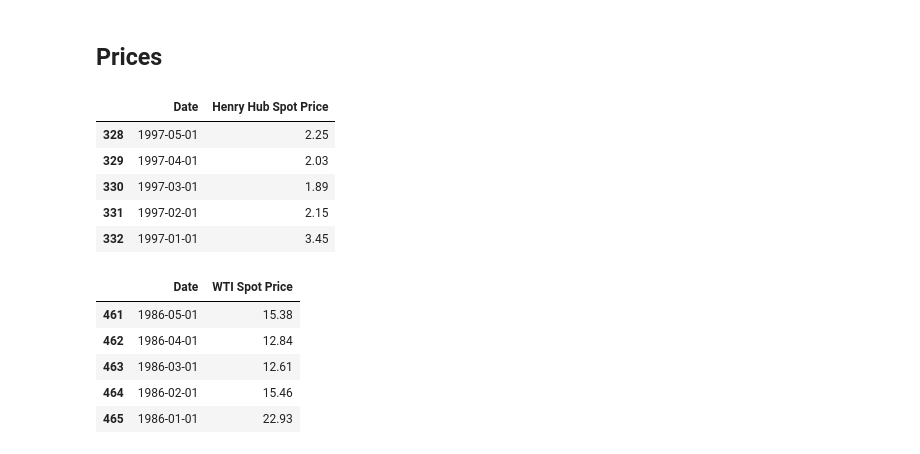
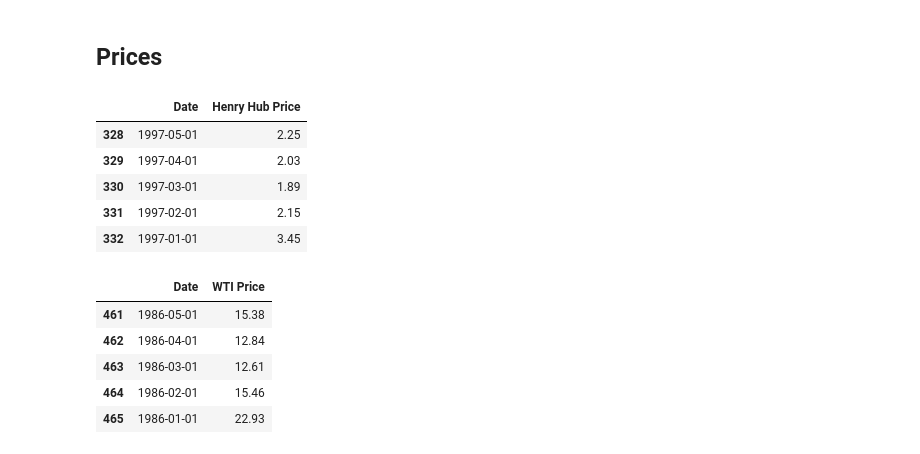
Before and after one commit to kevivuu/ECON323-project, a Jupyter notebook: Final Project.ipynb, the cells around one changed output. Drawn from its saved outputs; the diff is of its cells as text; code cells hidden in the pictures.

```diff
--- a/Final Project.ipynb
+++ b/Final Project.ipynb
@@ -49,13 +49,13 @@ imp_exp[imp_exp["Year"] >= 2015].plot('Year', 'Net Export')
 # %%
 #Henry Hub start Jan 1997
 henry_hub = pd.read_csv('data/Henry_Hub_Natural_Gas_Spot_Price.csv',
-                       skiprows = 5, names = ['Date', 'Henry Hub Spot Price'])
+                       skiprows = 5, names = ['Date', 'Henry Hub Price'])
 
 henry_hub['Date'] = pd.to_datetime(henry_hub['Date'], format='%b %Y')
 
 henry_hub.tail()
 # %% [output]
-|  | Date | Henry Hub Spot Price |
+|  | Date | Henry Hub Price |
 | 328 | 1997-05-01 | 2.25 |
 | 329 | 1997-04-01 | 2.03 |
 | 330 | 1997-03-01 | 1.89 |
@@ -64,13 +64,13 @@ henry_hub.tail()
 # %%
 # Oil WTI prices starting Jan 1986
 wti = pd.read_csv('data/Cushing_OK_WTI_Spot_Price_FOB.csv',
-                  skiprows = 5, names = ['Date', 'WTI Spot Price'])
+                  skiprows = 5, names = ['Date', 'WTI Price'])
 
 wti['Date'] = pd.to_datetime(wti['Date'], format='%b %Y')
 
 wti.tail()
 # %% [output]
-|  | Date | WTI Spot Price |
+|  | Date | WTI Price |
 | 461 | 1986-05-01 | 15.38 |
 | 462 | 1986-04-01 | 12.84 |
 | 463 | 1986-03-01 | 12.61 |
```
Also changed, not shown: parts of 13 cells of this notebook.
